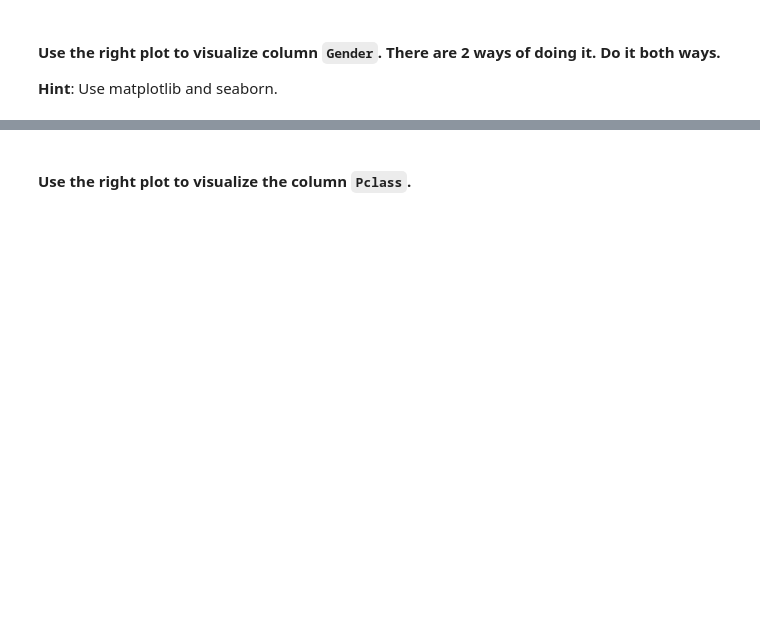
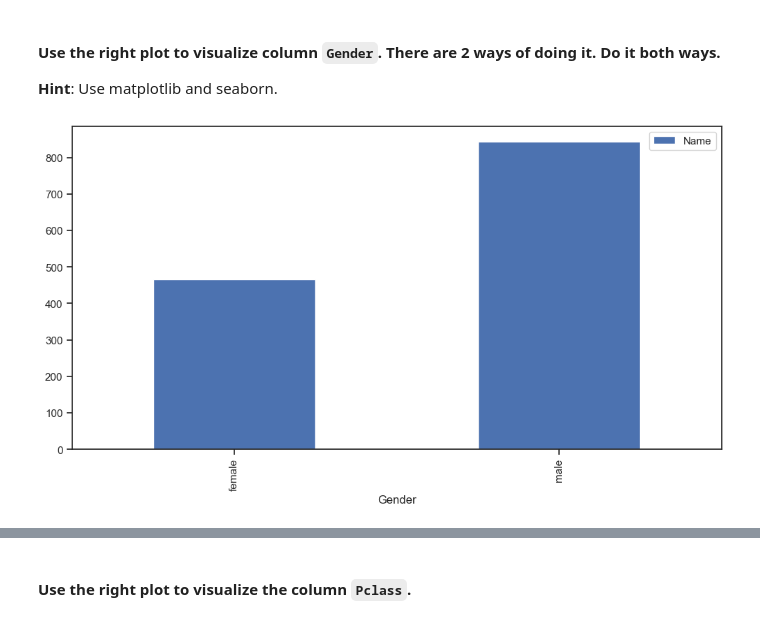
Before and after one commit to Ironhack-Data-Madrid-Abril-2023/5.2-lab_matplotlib_seaborn, a Jupyter notebook: your-code/main.ipynb, the cells around one changed output, grey strips where cells are left out. Saved outputs shown, nothing was run; the diff lists cells and outputs as text; code cells hidden in the pictures; blank space fills up the shorter version.

```diff
--- a/your-code/main.ipynb
+++ b/your-code/main.ipynb
@@ -158,6 +220,9 @@ your comments here
 # %%
 # Method 1 - matplotlib
 # your code here
+titanic.groupby('Gender').agg({'Name':'count'}).plot(kind='bar');
+# %% [output]
+[figure, added]
 # %%
 # Method 2 - seaborn
 # your code here
```
Also changed, not shown: parts of 31 cells of this notebook.
